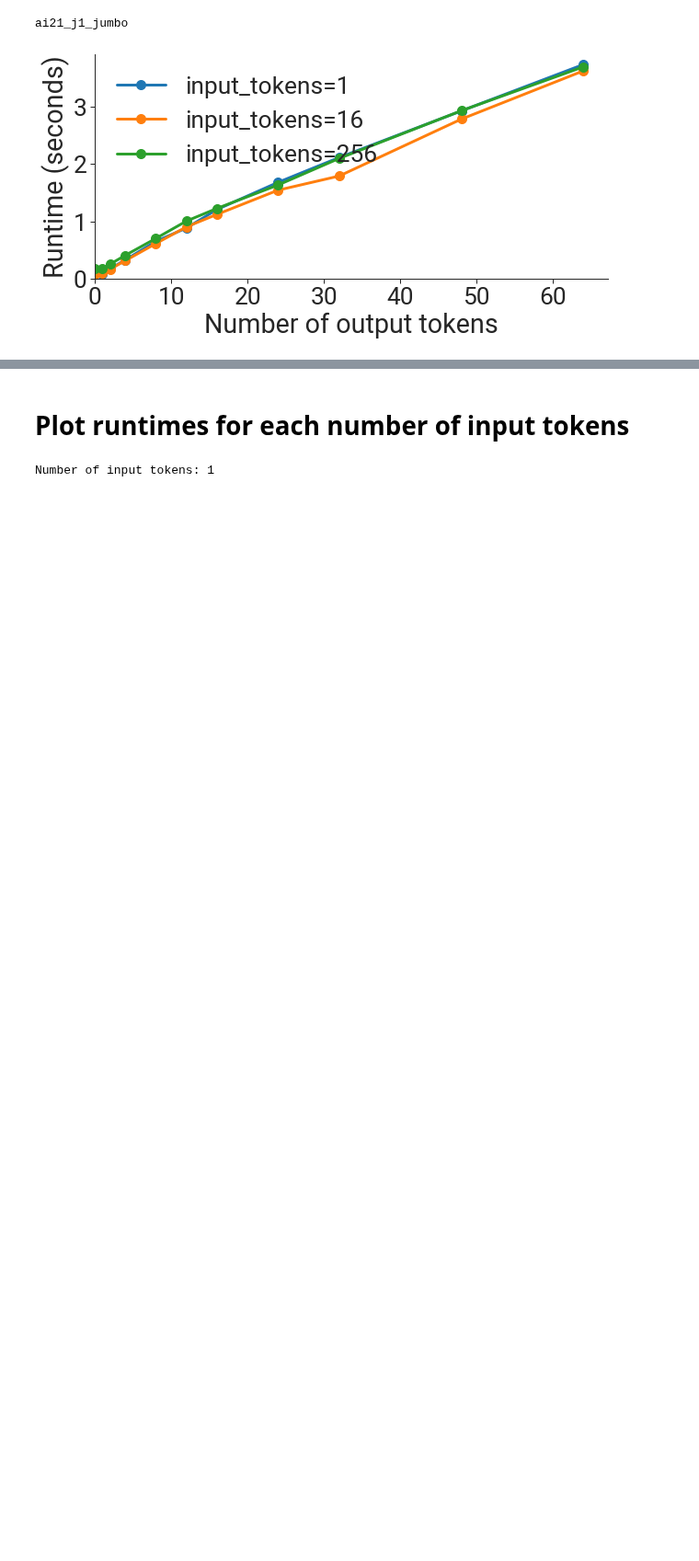
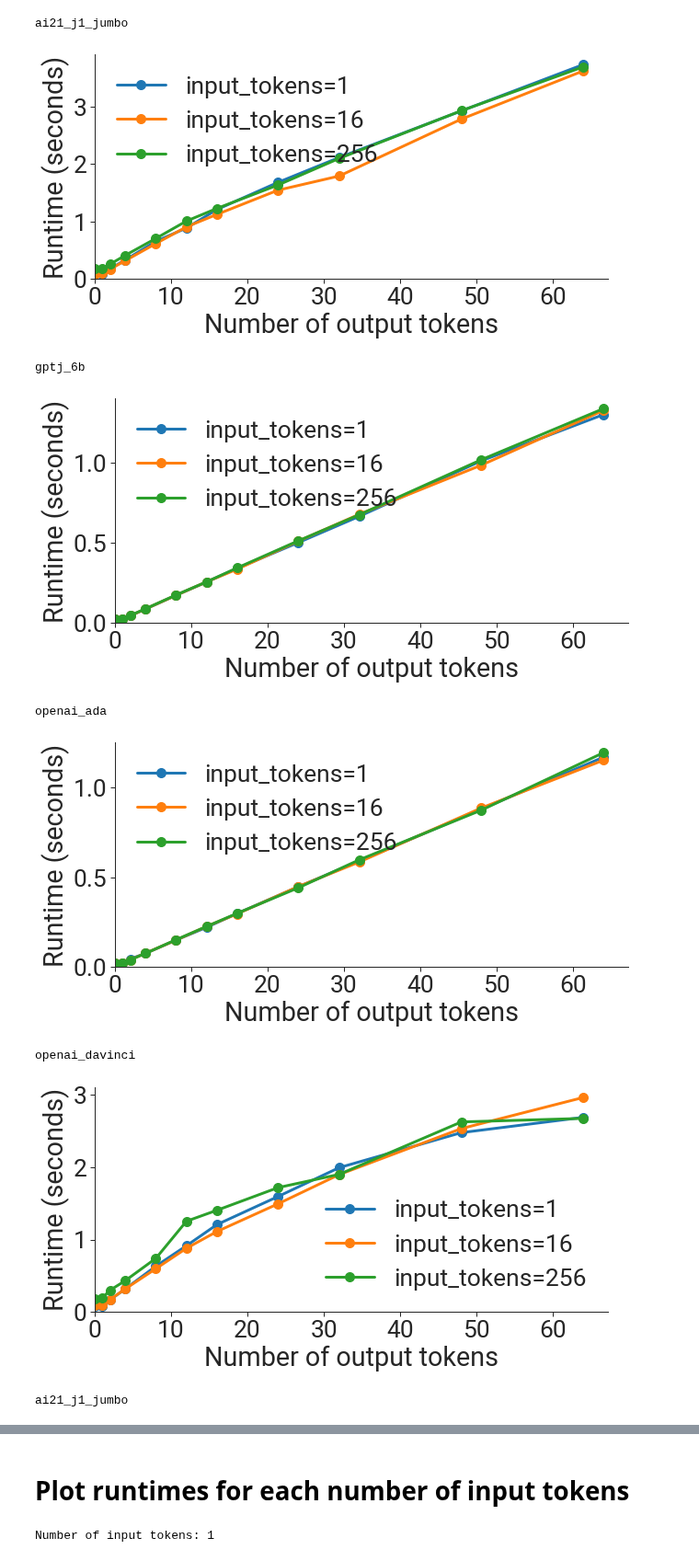
Before and after one commit to stanford-crfm/helm-efficiency, a Jupyter notebook: runtime_scaling.ipynb, the cells around one changed output, grey strips where cells are left out. Shown at 92% size. Saved outputs shown, nothing was run; the diff lists cells and outputs as text; code cells hidden in the pictures; blank space fills up the shorter version.

Commit message:
Plot and perform best-fit analysis for A100 data as well

```diff
--- a/runtime_scaling.ipynb
+++ b/runtime_scaling.ipynb
@@ -51,7 +51,8 @@ def read_all_logfiles_in_directory(logfile_directory):
                               label['num_output_tokens'])] = runtime
     return runtimes
 # %%
-runtimes = read_all_logfiles_in_directory("logs/v100")
+v100_runtimes = read_all_logfiles_in_directory("logs/v100")
+a100_runtimes = read_all_logfiles_in_directory("logs/a100")
 # %% [markdown]
 # Plot runtimes for each model
 # %%
@@ -92,3 +94,17 @@ openai_davinci
 [figure]
 ai21_j1_jumbo
 [figure]
+# %%
+# Plot A100 runtimes.
+plot_per_model_runtimes(a100_runtimes, 'gptj_6b', [1, 16, 256])
+plot_per_model_runtimes(a100_runtimes, 'openai_ada', [1, 16, 256])
+plot_per_model_runtimes(a100_runtimes, 'openai_davinci', [1, 16, 256])
+plot_per_model_runtimes(a100_runtimes, 'ai21_j1_jumbo', [1, 16, 256])
+# %% [output]
+gptj_6b
+[figure, added]
+openai_ada
+[figure, added]
+openai_davinci
+[figure, added]
+ai21_j1_jumbo
```
Also changed, not shown: parts of 6 cells of this notebook.
